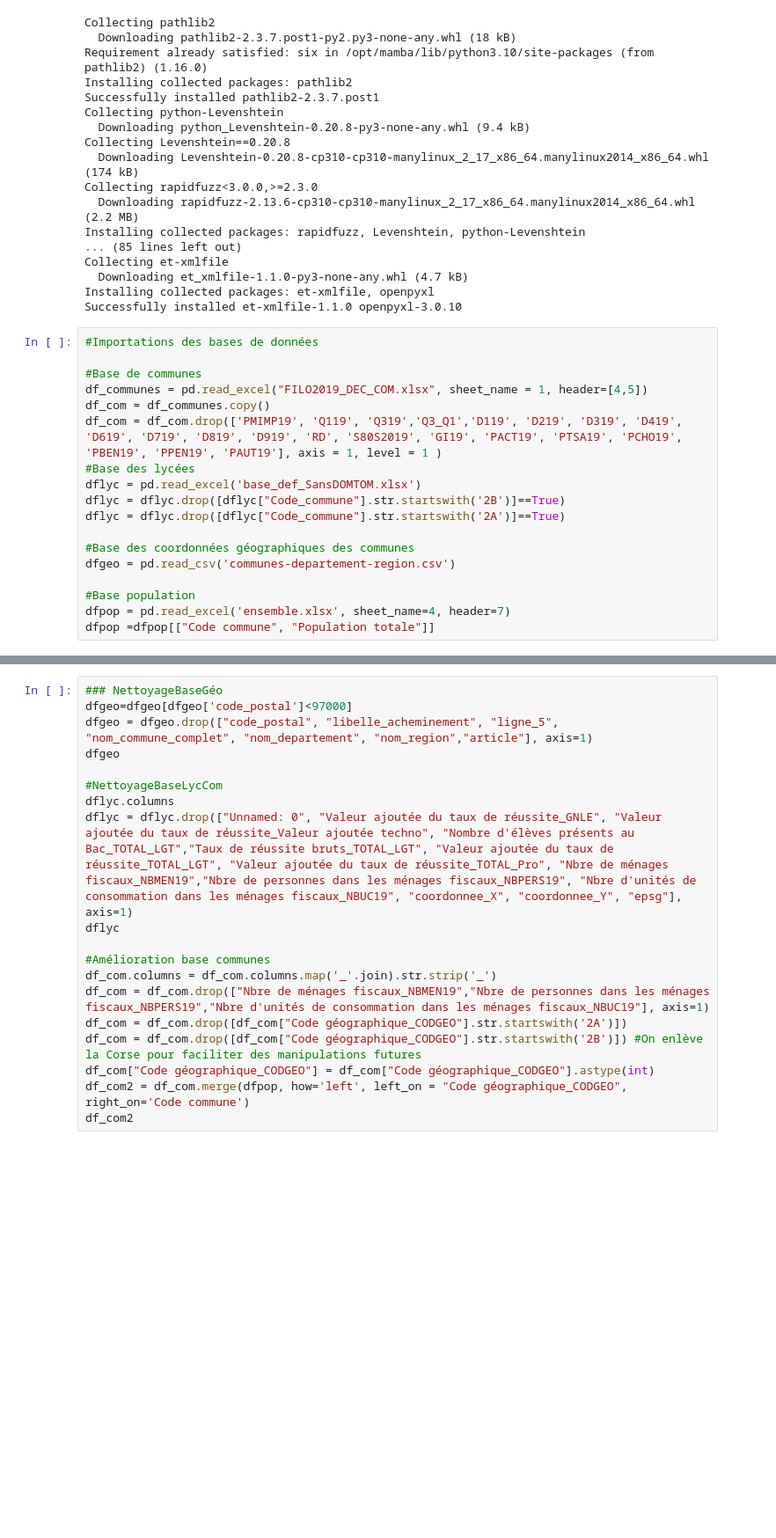
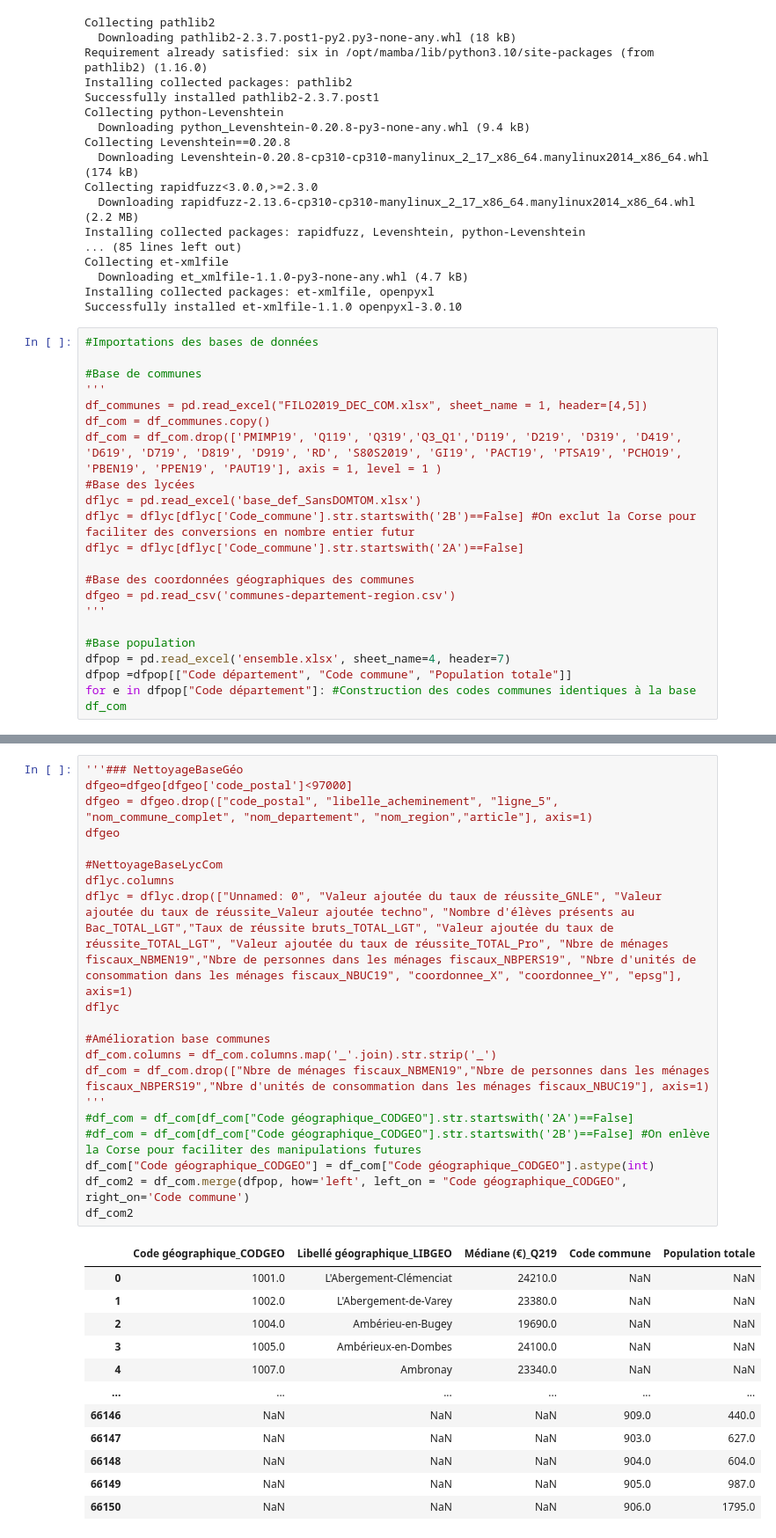
Before and after one commit to Acochepin/Python-2A---AC---JM---RS, a Jupyter notebook: Essais Juliet Proche Voisins.ipynb, the cells around one changed output, grey strips where cells are left out. Shown at 88% size. Saved outputs shown, nothing was run; the diff lists cells and outputs as text; blank space fills up the shorter version.

```diff
--- a/Essais Juliet Proche Voisins.ipynb
+++ b/Essais Juliet Proche Voisins.ipynb
@@ -51,18 +51,21 @@ Successfully installed et-xmlfile-1.1.0 openpyxl-3.0.10
 #Importations des bases de données
 
 #Base de communes
+'''
 df_communes = pd.read_excel("FILO2019_DEC_COM.xlsx", sheet_name = 1, header=[4,5])
 df_com = df_communes.copy()
 df_com = df_com.drop(['PMIMP19', 'Q119', 'Q319','Q3_Q1','D119', 'D219', 'D319', 'D419', 'D619', 'D719', 'D819', 'D919', 'RD', 'S80S2019', 'GI19', 'PACT19', 'PTSA19', 'PCHO19', 'PBEN19', 'PPEN19', 'PAUT19'], axis = 1, level = 1 )
 #Base des lycées
 dflyc = pd.read_excel('base_def_SansDOMTOM.xlsx')
-dflyc = dflyc.drop([dflyc["Code_commune"].str.startswith('2B')]==True)
-dflyc = dflyc.drop([dflyc["Code_commune"].str.startswith('2A')]==True)
+dflyc = dflyc[dflyc['Code_commune'].str.startswith('2B')==False] #On exclut la Corse pour faciliter des conversions en nombre entier futur
+dflyc = dflyc[dflyc['Code_commune'].str.startswith('2A')==False]
 
 #Base des coordonnées géographiques des communes
 dfgeo = pd.read_csv('communes-departement-region.csv')
+'''
 
 #Base population
 dfpop = pd.read_excel('ensemble.xlsx', sheet_name=4, header=7)
-dfpop =dfpop[["Code commune", "Population totale"]]
+dfpop =dfpop[["Code département", "Code commune", "Population totale"]]
+for e in dfpop["Code département"]: #Construction des codes communes identiques à la base df_com
 # %% [output]
@@ -90,19 +89,33 @@ Index(['Unnamed: 0', 'Identifiant_de_l_etablissement',
 # %%
-### NettoyageBaseGéo
+'''### NettoyageBaseGéo
 dfgeo=dfgeo[dfgeo['code_postal']<97000]
 dfgeo = dfgeo.drop(["code_postal", "libelle_acheminement", "ligne_5", "nom_commune_complet", "nom_departement", "nom_region","article"], axis=1)
 dfgeo
 
 #NettoyageBaseLycCom
 dflyc.columns
 dflyc = dflyc.drop(["Unnamed: 0", "Valeur ajoutée du taux de réussite_GNLE", "Valeur ajoutée du taux de réussite_Valeur ajoutée techno", "Nombre d'élèves présents au Bac_TOTAL_LGT","Taux de réussite bruts_TOTAL_LGT", "Valeur ajoutée du taux de réussite_TOTAL_LGT", "Valeur ajoutée du taux de réussite_TOTAL_Pro", "Nbre de ménages fiscaux_NBMEN19","Nbre de personnes dans les ménages fiscaux_NBPERS19", "Nbre d'unités de consommation dans les ménages fiscaux_NBUC19", "coordonnee_X", "coordonnee_Y", "epsg"], axis=1)
 dflyc
 
 #Amélioration base communes
 df_com.columns = df_com.columns.map('_'.join).str.strip('_')
 df_com = df_com.drop(["Nbre de ménages fiscaux_NBMEN19","Nbre de personnes dans les ménages fiscaux_NBPERS19","Nbre d'unités de consommation dans les ménages fiscaux_NBUC19"], axis=1)
-df_com = df_com.drop([df_com["Code géographique_CODGEO"].str.startswith('2A')])
-df_com = df_com.drop([df_com["Code géographique_CODGEO"].str.startswith('2B')]) #On enlève la Corse pour faciliter des manipulations futures
+'''
+#df_com = df_com[df_com["Code géographique_CODGEO"].str.startswith('2A')==False]
+#df_com = df_com[df_com["Code géographique_CODGEO"].str.startswith('2B')==False] #On enlève la Corse pour faciliter des manipulations futures
 df_com["Code géographique_CODGEO"] = df_com["Code géographique_CODGEO"].astype(int)
 df_com2 = df_com.merge(dfpop, how='left', left_on = "Code géographique_CODGEO", right_on='Code commune')
 df_com2
+# %% [output]
+|  | Code géographique_CODGEO | Libellé géographique_LIBGEO | Médiane (€)_Q219 | Code commune | Population totale |
+| 0 | 1001.0 | L'Abergement-Clémenciat | 24210.0 | NaN | NaN |
+| 1 | 1002.0 | L'Abergement-de-Varey | 23380.0 | NaN | NaN |
+| 2 | 1004.0 | Ambérieu-en-Bugey | 19690.0 | NaN | NaN |
+| 3 | 1005.0 | Ambérieux-en-Dombes | 24100.0 | NaN | NaN |
+| 4 | 1007.0 | Ambronay | 23340.0 | NaN | NaN |
+| ... | ... | ... | ... | ... | ... |
+| 66146 | NaN | NaN | NaN | 909.0 | 440.0 |
+| 66147 | NaN | NaN | NaN | 903.0 | 627.0 |
+| 66148 | NaN | NaN | NaN | 904.0 | 604.0 |
+| 66149 | NaN | NaN | NaN | 905.0 | 987.0 |
+| 66150 | NaN | NaN | NaN | 906.0 | 1795.0 |
```
Also changed, not shown: parts of 6 cells of this notebook.
